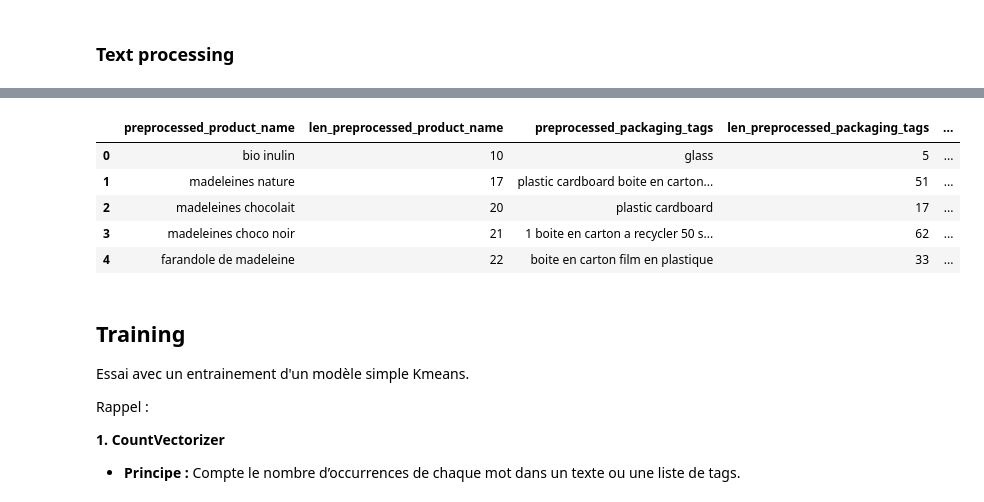
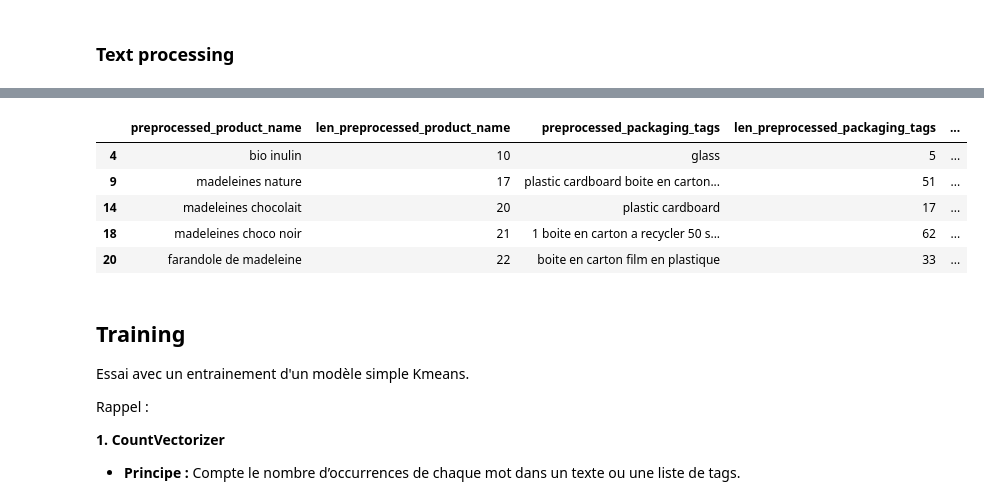
Before and after one commit to littlerobinson/foodstuffs_recommendation, a Jupyter notebook: notebooks/research_alex.ipynb, the cells around one changed output, grey strips where cells are left out. Saved outputs shown, nothing was run; the diff lists cells and outputs as text; code cells hidden in the pictures.

```diff
--- a/notebooks/research_alex.ipynb
+++ b/notebooks/research_alex.ipynb
@@ -632,3 +638,13 @@ See the caveats in the documentation: https://pandas.pydata.org/pandas-docs/stab
 | 14 | 15 | http://world-en.openfoodfacts.org... | Madeleines ChocoLait | en:plastic,en:cardboard | en:snacks,en:sweet-snacks,en:bisc... | en:wheat-flour,en:cereal,en:flour... | ... |
 | 18 | 20 | http://world-en.openfoodfacts.org... | Madeleines Choco Noir | fr:1-boite-en-carton-a-recycler-5... | en:snacks,en:sweet-snacks,en:bisc... | en:wheat-flour,en:cereal,en:flour... | ... |
 | 20 | 22 | http://world-en.openfoodfacts.org... | Farandole de madeleine | fr:boite-en-carton,fr:film-en-pla... | en:snacks,en:sweet-snacks,en:bisc... | fr:madeleines-choconoir,fr:madele... | ... |
+# %%
+# Suppression des doublons pour la feature code
+df_code_sorted = clean_data.sort_values(by=['code', 'last_modified_year'], ascending=[True, False])
+# Supprimer les doublons en conservant la dernière occurrence (la plus récente)
+clean_data = df_code_sorted.drop_duplicates(subset='code', keep='last')
+# %%
+# Suppression des doublons pour la feature url
+df_code_sorted = clean_data.sort_values(by=['url', 'last_modified_year'], ascending=[True, False])
+# Supprimer les doublons en conservant la dernière occurrence (la plus récente)
+clean_data = df_code_sorted.drop_duplicates(subset='url', keep='last')
@@ -669,4 +721,2 @@ clean_data.to_csv("clean_dataset.csv")
 # %% [markdown]
 ### Text processing
-# %%
-clean_data = pd.read_csv("clean_dataset.csv")
@@ -686,6 +787,31 @@ def clean_text_column(text):
     text = re.sub(r'\s+', ' ', text).strip()
     return text
 
+
+def batch_lemmatize_text(text_series, nlp, batch_size=50):
+    """
+    Fonction de lemmatisation optimisée pour une série de texte.
+
+    Parameters:
+        text_series (pd.Series): La série de textes à traiter (ex : une colonne d'un DataFrame).
+        nlp (spacy.language): Le modèle Spacy chargé pour la lemmatisation.
+        batch_size (int): Le nombre de textes traités par lot (par défaut 50).
+
+    Returns:
+        list: Une liste de textes lemmatisés.
+    """
+    # Désactivation des composants inutiles pour accélérer le traitement
+    with nlp.select_pipes(disable=["ner", "parser"]):
+        # Traitement par batch
+        lemmatized_texts = [
+            ' '.join(
+                [token.lemma_ for token in doc if token.lemma_ not in STOP_WORDS]
+            )
+            for doc in nlp.pipe(text_series, batch_size=batch_size)
+        ]
+
+    return lemmatized_texts
+
 fill_values = {
         'packaging_tags': 'en:unknown',
         'categories_tags': 'en:unknown',
@@ -693,10 +819,8 @@ fill_values = {
         'allergens': 'en:none',
         'traces_tags': 'en:none',
         'additives_tags': 'en:none',
-        'nutriscore_grade': 'unknown',
         'food_groups_tags': 'en:none',
         'states_tags': 'en:unknown',
-        'ecoscore_grade': 'unknown',
         'nutrient_levels_tags': 'en:unknown',
         'popularity_tags': 'unknown',
         'main_category': 'en:none',
@@ -713,7 +837,11 @@ fill_values = {
 
 # Liste des colonnes à traiter
 columns_cat = ['product_name', 'packaging_tags', 'categories_tags', 'ingredients_tags', 'ingredients_analysis_tags',
-           'nutrient_levels_tags', 'nutriscore_grade', 'main_category', 'ecoscore_grade', 'popularity_tags']
+           'nutrient_levels_tags', 'main_category', 'popularity_tags']
+
+# Liste des colonnes où appliquer la lemmatization
+columns_cat_to_lemmatize = ['packaging_tags', 'categories_tags', 'ingredients_tags', 'ingredients_analysis_tags',
+           'nutrient_levels_tags', 'main_category', 'popularity_tags']
 
 # Liste pour stocker les noms des nouvelles colonnes créées
 new_columns_cat_names = []
@@ -722,8 +850,9 @@ new_columns_cat_names = []
 for col in columns_cat:
     # Nom des nouvelles colonnes pour chaque transformation
     preprocessed_col = f'preprocessed_{col}'
-    # lemmatized_col = f'preprocessed_{col}_lemmatized'
     len_col = f'len_{preprocessed_col}'
+
+    new_columns = [preprocessed_col, len_col]
 
     # Appliquer le nettoyage
     clean_data[preprocessed_col] = clean_data[col].fillna('').apply(clean_text_column)
@@ -734,16 +863,23 @@ for col in columns_cat:
     # Calculer la longueur des mots dans la colonne lemmatisée
     clean_data[len_col] = clean_data[preprocessed_col].apply(lambda x: len(x))
 
-    # Appliquer la lemmatisation
-    # clean_data[lemmatized_col] = clean_data[preprocessed_col].apply(lambda x: text_processing.lemmatize(x, nlp))
-
-    # Calculer la longueur des mots dans la colonne lemmatisée
-    # clean_data[len_col] = clean_data[lemmatized_col].apply(lambda x: len(x))
+    # Appliquer la lemmatisation et suppression des STOP WORDS
+    if (col in columns_cat_to_lemmatize):
+        # Création des colonnes lemmatizées
+        lemmatized_col = f'preprocessed_{col}_lemmatized'
+        len_lemmatized_col = f'len_{lemmatized_col}'
+        new_columns.append(lemmatized_col)
+        new_columns.append(len_lemmatized_col)
+        # Lematize
+        clean_data[lemmatized_col] = batch_lemmatize_text(clean_data[preprocessed_col], nlp)
+        # Calculer la longueur des mots dans la colonne lemmatisée
+        clean_data[len_lemmatized_col] = clean_data[lemmatized_col].apply(lambda x: len(x))
 
     # Ajouter les nouveaux noms de colonnes dans la liste
-    # new_columns_cat_names.extend([preprocessed_col, lemmatized_col, len_col])
-    new_columns_cat_names.extend([preprocessed_col, len_col])
+    new_columns_cat_names.extend(new_columns)
 
+# Sauvegarde du dataset pour ne pas rejouer ce script assez long
+clean_data.to_csv("clean_dataset.csv")
 # Affichage des noms des nouvelles colonnes créées
 print("Noms des nouvelles colonnes créées :")
 print(new_columns_cat_names)
@@ -755,9 +891,9 @@ Noms des nouvelles colonnes créées :
 |  | preprocessed_product_name | len_preprocessed_product_name | preprocessed_packaging_tags | len_preprocessed_packaging_tags | ... |
-| 0 | bio inulin | 10 | glass | 5 | ... |
-| 1 | madeleines nature | 17 | plastic cardboard boite en carton... | 51 | ... |
-| 2 | madeleines chocolait | 20 | plastic cardboard | 17 | ... |
-| 3 | madeleines choco noir | 21 | 1 boite en carton a recycler 50 s... | 62 | ... |
-| 4 | farandole de madeleine | 22 | boite en carton film en plastique | 33 | ... |
+| 4 | bio inulin | 10 | glass | 5 | ... |
+| 9 | madeleines nature | 17 | plastic cardboard boite en carton... | 51 | ... |
+| 14 | madeleines chocolait | 20 | plastic cardboard | 17 | ... |
+| 18 | madeleines choco noir | 21 | 1 boite en carton a recycler 50 s... | 62 | ... |
+| 20 | farandole de madeleine | 22 | boite en carton film en plastique | 33 | ... |
 # %% [markdown]
 ## Training
 
```
Also changed, not shown: parts of 50 cells of this notebook, 1 other file.
